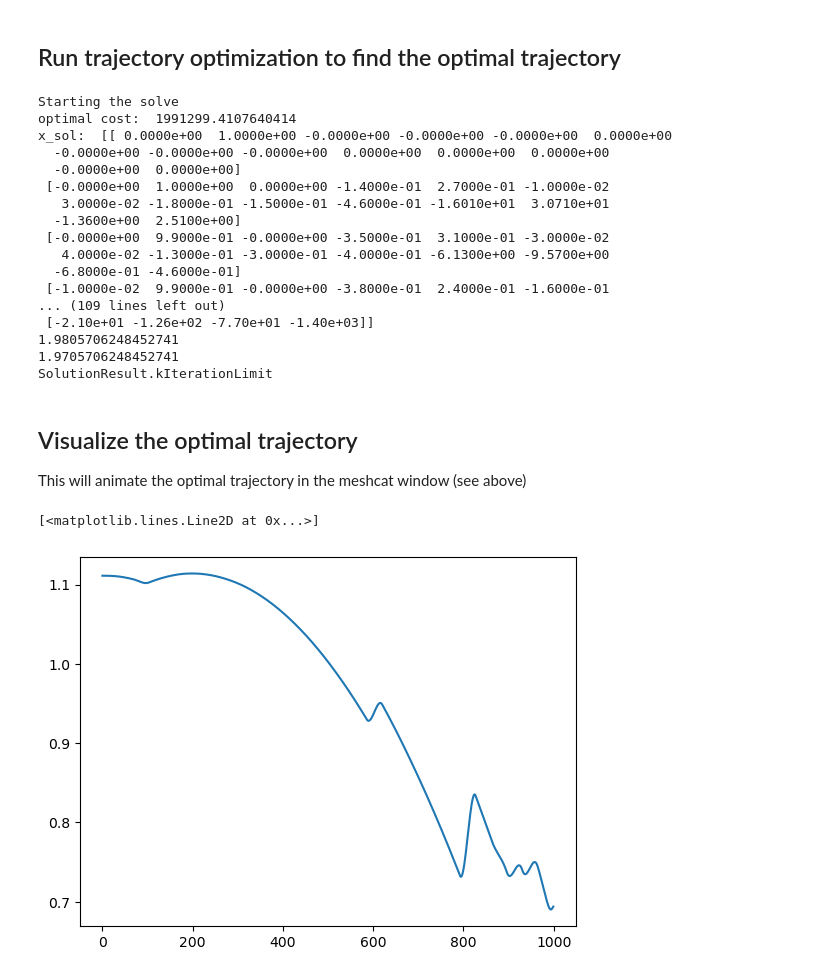
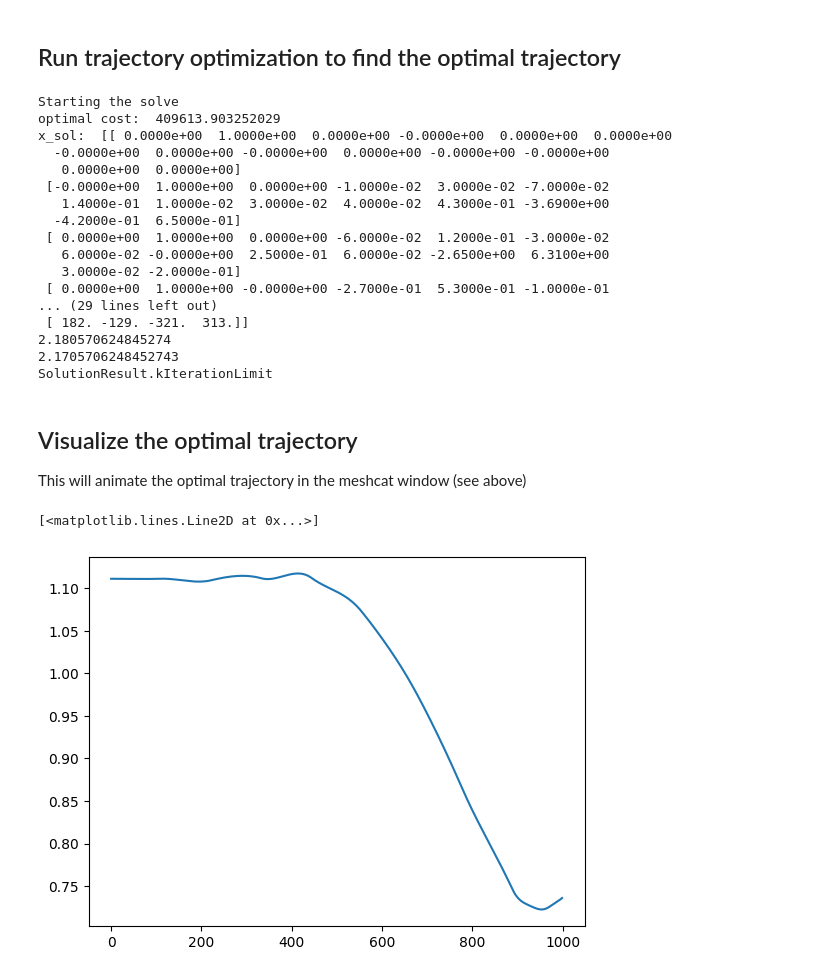
Before and after one commit to git-dhruv/Hop-Skip-and-Jump, a Jupyter notebook: src/BipedCollocation.ipynb, the cells around one changed output. Cells and saved outputs as stored; diff of their text form; code cells hidden in the pictures.

```diff
--- a/src/BipedCollocation.ipynb
+++ b/src/BipedCollocation.ipynb
@@ -51,7 +51,7 @@ def get_foot_pos(context, plant):
 # %% [markdown]
 ## Run trajectory optimization to find the optimal trajectory
 # %%
-N = 30
+N = 10
 initial_state = np.zeros(14)
 q = np.zeros((7,))
 # q[0] = 0; q[1] = 0.6
@@ -73,21 +73,21 @@ tf = 1/2
 x_traj, u_traj, prog,  _, _ = find_throwing_trajectory(N, initial_state, 0.2, tf=tf, jumpheight_tol=5e-2)
 # %% [output]
 Starting the solve
-optimal cost:  1991299.4107640414
-x_sol:  [[ 0.0000e+00  1.0000e+00 -0.0000e+00 -0.0000e+00 -0.0000e+00  0.0000e+00
-  -0.0000e+00 -0.0000e+00 -0.0000e+00  0.0000e+00  0.0000e+00  0.0000e+00
-  -0.0000e+00  0.0000e+00]
- [-0.0000e+00  1.0000e+00  0.0000e+00 -1.4000e-01  2.7000e-01 -1.0000e-02
-   3.0000e-02 -1.8000e-01 -1.5000e-01 -4.6000e-01 -1.6010e+01  3.0710e+01
-  -1.3600e+00  2.5100e+00]
- [-0.0000e+00  9.9000e-01 -0.0000e+00 -3.5000e-01  3.1000e-01 -3.0000e-02
-   4.0000e-02 -1.3000e-01 -3.0000e-01 -4.0000e-01 -6.1300e+00 -9.5700e+00
-  -6.8000e-01 -4.6000e-01]
- [-1.0000e-02  9.9000e-01 -0.0000e+00 -3.8000e-01  2.4000e-01 -1.6000e-01
-... (109 lines left out)
- [-2.10e+01 -1.26e+02 -7.70e+01 -1.40e+03]]
-1.9805706248452741
-1.9705706248452741
+optimal cost:  409613.903252029
+x_sol:  [[ 0.0000e+00  1.0000e+00  0.0000e+00 -0.0000e+00  0.0000e+00  0.0000e+00
+  -0.0000e+00  0.0000e+00 -0.0000e+00  0.0000e+00 -0.0000e+00 -0.0000e+00
+   0.0000e+00  0.0000e+00]
+ [-0.0000e+00  1.0000e+00  0.0000e+00 -1.0000e-02  3.0000e-02 -7.0000e-02
+   1.4000e-01  1.0000e-02  3.0000e-02  4.0000e-02  4.3000e-01 -3.6900e+00
+  -4.2000e-01  6.5000e-01]
+ [ 0.0000e+00  1.0000e+00  0.0000e+00 -6.0000e-02  1.2000e-01 -3.0000e-02
+   6.0000e-02 -0.0000e+00  2.5000e-01  6.0000e-02 -2.6500e+00  6.3100e+00
+   3.0000e-02 -2.0000e-01]
+ [ 0.0000e+00  1.0000e+00 -0.0000e+00 -2.7000e-01  5.3000e-01 -1.0000e-01
+... (29 lines left out)
+ [ 182. -129. -321.  313.]]
+2.180570624845274
+2.1705706248452743
 SolutionResult.kIterationLimit
 # %% [markdown]
 ## Visualize the optimal trajectory
@@ -168,14 +168,14 @@ for t in timesteps:
 # %%
 # fig = plt.figure()
 # plt.plot(timesteps, com_pos_list[:][2])
 # plt.plot(timesteps,vel_list)
 # plt.show()
 
-np.save('com.npy', np.array(com_pos_list))
+# np.save('com.npy', np.array(com_pos_list))
 plt.plot(np.array(com_pos_list)[:,2])
 # %% [output]
 [<matplotlib.lines.Line2D at 0x...>]
-[figure, old version]
+[figure, new version]
 # %%
 TrajectorySource(x_traj)
 
```
Also changed, not shown: parts of 3 cells of this notebook, 20 other files.
